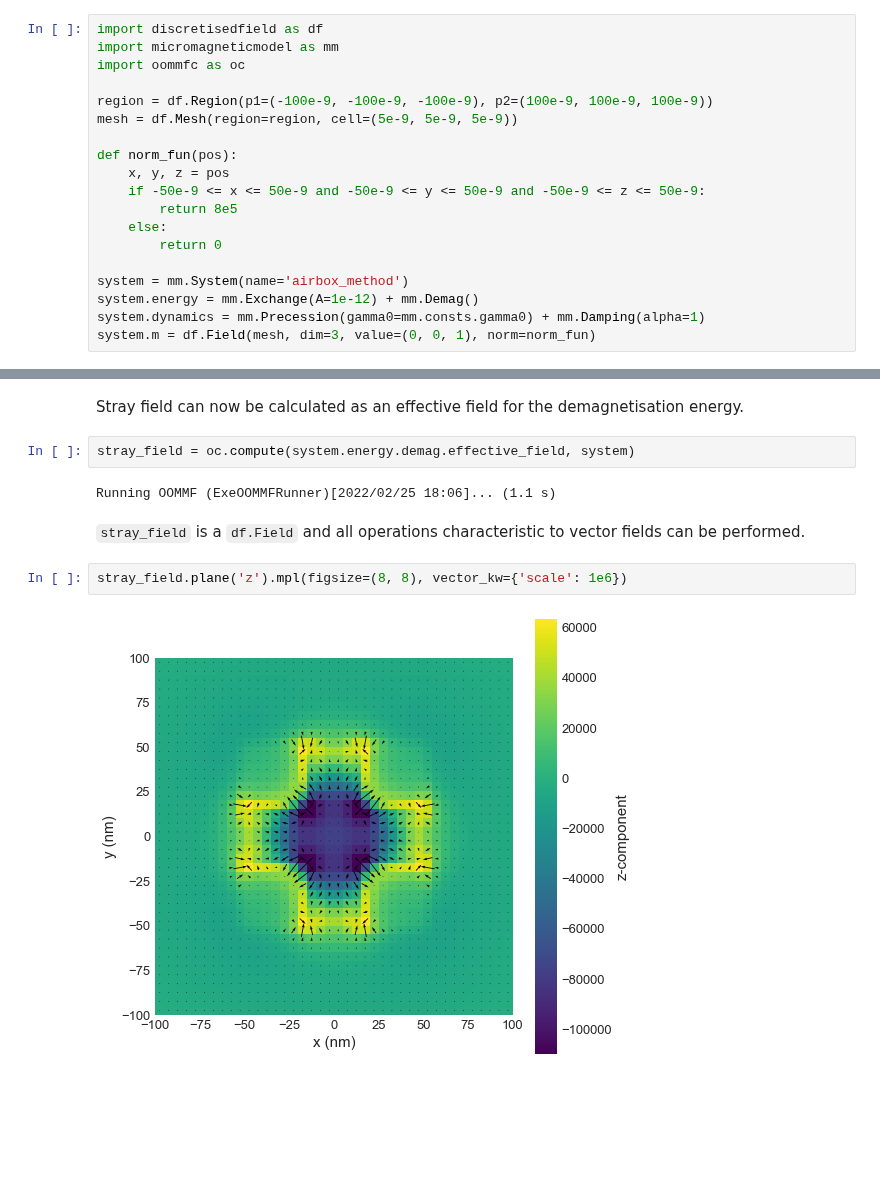
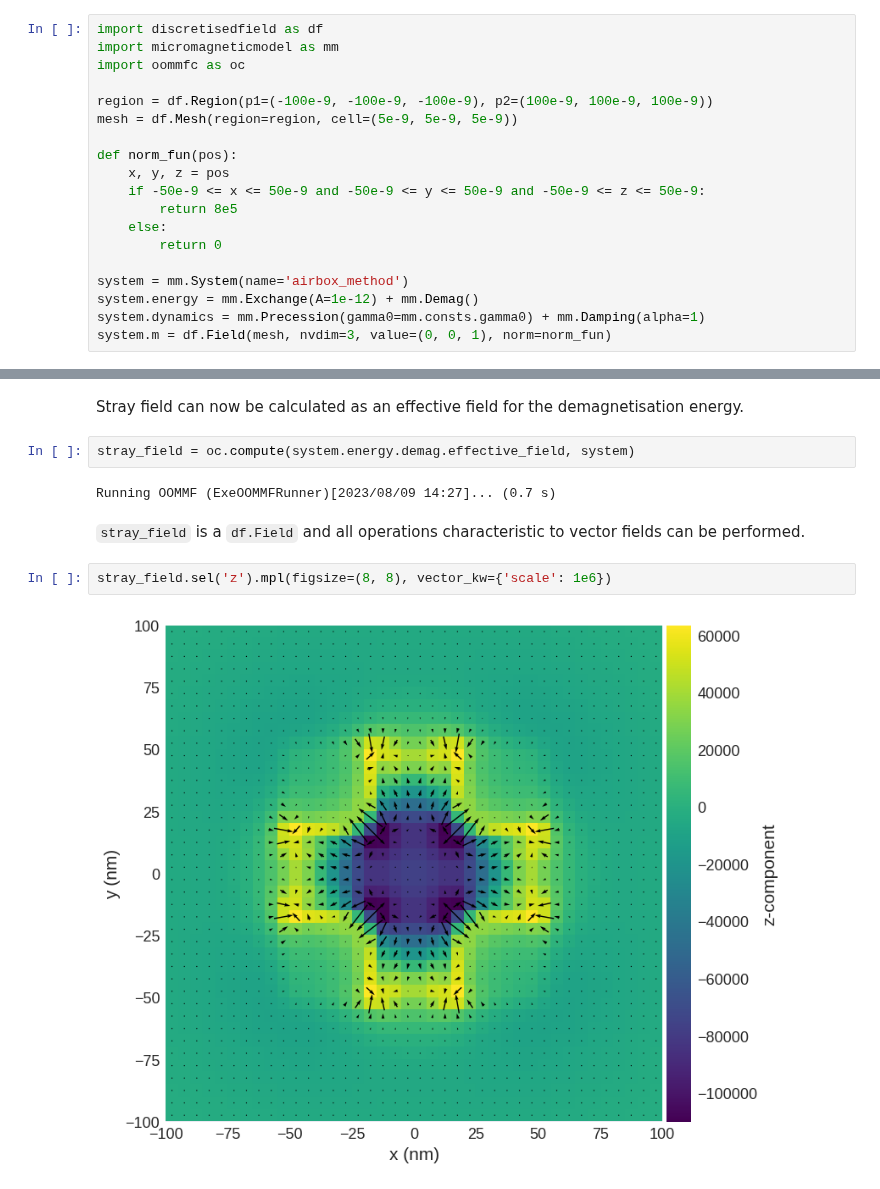
Before and after one commit to ubermag/tutorials, a Jupyter notebook: examples/12-tutorial-stray-field.ipynb, the cells around one changed output, grey strips where cells are left out. Drawn from its saved outputs; the diff is of its cells as text; blank space fills up the shorter version.

```diff
--- a/examples/12-tutorial-stray-field.ipynb
+++ b/examples/12-tutorial-stray-field.ipynb
@@ -20,7 +20,7 @@ def norm_fun(pos):
 system = mm.System(name='airbox_method')
 system.energy = mm.Exchange(A=1e-12) + mm.Demag()
 system.dynamics = mm.Precession(gamma0=mm.consts.gamma0) + mm.Damping(alpha=1)
-system.m = df.Field(mesh, dim=3, value=(0, 0, 1), norm=norm_fun)
+system.m = df.Field(mesh, nvdim=3, value=(0, 0, 1), norm=norm_fun)
 # %% [markdown]
 We can now plot the norm to confirm our definition.
 # %%
@@ -42,10 +42,10 @@ Stray field can now be calculated as an effective field for the demagnetisation
 # %%
 stray_field = oc.compute(system.energy.demag.effective_field, system)
 # %% [output]
-Running OOMMF (ExeOOMMFRunner)[2022/02/25 18:06]... (1.1 s)
+Running OOMMF (ExeOOMMFRunner)[2023/08/09 14:27]... (0.7 s)
 # %% [markdown]
 `stray_field` is a `df.Field` and all operations characteristic to vector fields can be performed.
 # %%
-stray_field.plane('z').mpl(figsize=(8, 8), vector_kw={'scale': 1e6})
+stray_field.sel('z').mpl(figsize=(8, 8), vector_kw={'scale': 1e6})
 # %% [output]
-[figure, old version]
+[figure, new version]
```
Also changed, not shown: parts of 2 cells of this notebook.
